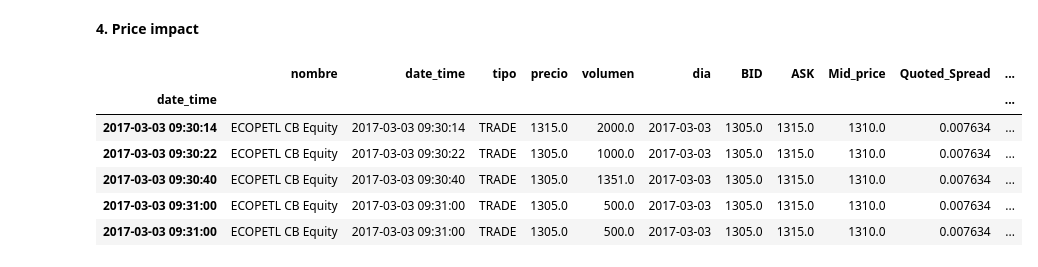
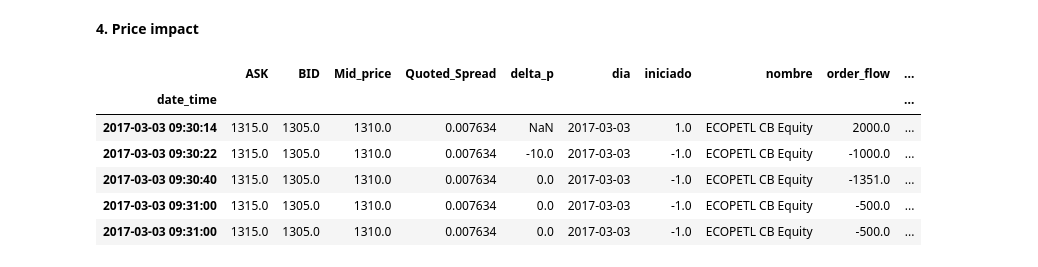
Before and after one commit to nromerodiaz/MarketQualityParams, a Jupyter notebook: PreprocessPipeline.ipynb, the cells around one changed output. Saved outputs shown, nothing was run; the diff lists cells and outputs as text; code cells hidden in the pictures.

```diff
--- a/PreprocessPipeline.ipynb
+++ b/PreprocessPipeline.ipynb
@@ -392,7 +384,7 @@ from sklearn import linear_model as lm
 import statsmodels.api as sm
 from sklearn.linear_model import LinearRegression
 # %%
-def impact_params(stockdata):
+"""def impact_params(stockdata):
     days = stockdata["dia"].drop_duplicates().values
     res  = []
 
@@ -405,9 +397,28 @@ def impact_params(stockdata):
         res.append(stockdailydata)
 
     res_df = pd.concat(res, axis=0)
-    return res_df
+    return res_df"""
 # %%
 def ImpactParameters(stockdata, stock_ticker):
+
+    ##############################################################################3
+
+    def impact_params(stockdata):
+        days = stockdata["dia"].drop_duplicates().values
+        res  = []
+
+        for day in days:
+            stockdailydata = stockdata.loc[stockdata["dia"] == day]
+
+            stockdailydata['delta_p']    = stockdailydata['precio'].diff()
+            stockdailydata['order_flow'] = stockdailydata.volumen.values * stockdailydata.iniciado.values
+
+            res.append(stockdailydata)
+
+        res_df = pd.concat(res, axis=0)
+        return res_df
+
+    ##############################################################################3
 
     if(type(stock_ticker) == list):
 
@@ -415,7 +426,7 @@ def ImpactParameters(stockdata, stock_ticker):
 
         for ticker in stock_ticker:
 
-            stockname = stock_ticker + " CB Equity"
+            stockname = ticker + " CB Equity"
             df = stockdata.loc[stockdata["nombre"]==stockname]
             temp.append(impact_params(df))
 
@@ -571,15 +587,15 @@ init_trans.head()
 **4. Price impact**
 # %%
 # Calculamos los parametros de impacto
-impact_params = ImpactParameters(init_trans)
+impact_params = ImpactParameters(init_trans, ["ECOPETL", "BCOLO"])
 
 # Miramos los resultados
 impact_params.head()
 # %% [output]
-|  | nombre | date_time | tipo | precio | volumen | dia | BID | ASK | Mid_price | Quoted_Spread | ... |
-| date_time |  |  |  |  |  |  |  |  |  |  | ... |
-| 2017-03-03 09:30:14 | ECOPETL CB Equity | 2017-03-03 09:30:14 | TRADE | 1315.0 | 2000.0 | 2017-03-03 | 1305.0 | 1315.0 | 1310.0 | 0.007634 | ... |
-| 2017-03-03 09:30:22 | ECOPETL CB Equity | 2017-03-03 09:30:22 | TRADE | 1305.0 | 1000.0 | 2017-03-03 | 1305.0 | 1315.0 | 1310.0 | 0.007634 | ... |
-| 2017-03-03 09:30:40 | ECOPETL CB Equity | 2017-03-03 09:30:40 | TRADE | 1305.0 | 1351.0 | 2017-03-03 | 1305.0 | 1315.0 | 1310.0 | 0.007634 | ... |
-| 2017-03-03 09:31:00 | ECOPETL CB Equity | 2017-03-03 09:31:00 | TRADE | 1305.0 | 500.0 | 2017-03-03 | 1305.0 | 1315.0 | 1310.0 | 0.007634 | ... |
-| 2017-03-03 09:31:00 | ECOPETL CB Equity | 2017-03-03 09:31:00 | TRADE | 1305.0 | 500.0 | 2017-03-03 | 1305.0 | 1315.0 | 1310.0 | 0.007634 | ... |
+|  | ASK | BID | Mid_price | Quoted_Spread | delta_p | dia | iniciado | nombre | order_flow | ... |
+| date_time |  |  |  |  |  |  |  |  |  | ... |
+| 2017-03-03 09:30:14 | 1315.0 | 1305.0 | 1310.0 | 0.007634 | NaN | 2017-03-03 | 1.0 | ECOPETL CB Equity | 2000.0 | ... |
+| 2017-03-03 09:30:22 | 1315.0 | 1305.0 | 1310.0 | 0.007634 | -10.0 | 2017-03-03 | -1.0 | ECOPETL CB Equity | -1000.0 | ... |
+| 2017-03-03 09:30:40 | 1315.0 | 1305.0 | 1310.0 | 0.007634 | 0.0 | 2017-03-03 | -1.0 | ECOPETL CB Equity | -1351.0 | ... |
+| 2017-03-03 09:31:00 | 1315.0 | 1305.0 | 1310.0 | 0.007634 | 0.0 | 2017-03-03 | -1.0 | ECOPETL CB Equity | -500.0 | ... |
+| 2017-03-03 09:31:00 | 1315.0 | 1305.0 | 1310.0 | 0.007634 | 0.0 | 2017-03-03 | -1.0 | ECOPETL CB Equity | -500.0 | ... |
```
Also changed, not shown: parts of 17 cells of this notebook.
